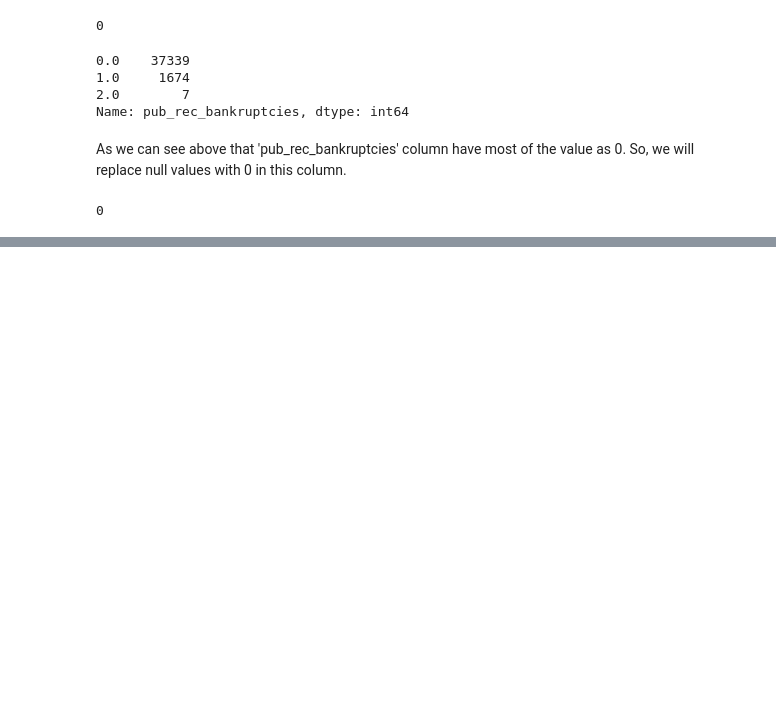
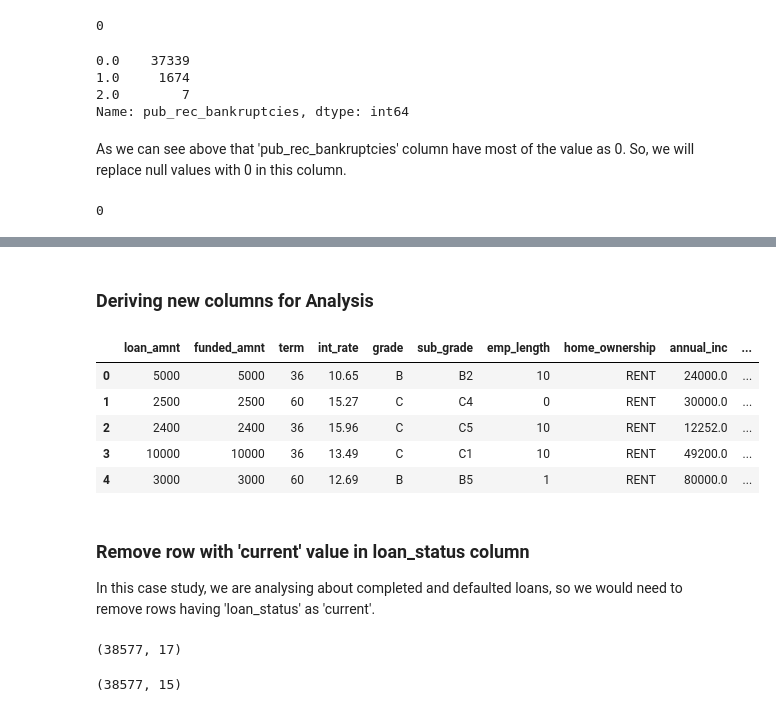
Before and after one commit to RavishankarDuMCA10/LendingClubCaseStudy, a Jupyter notebook: Lending_Club_Default_Analysis.ipynb, the cells around one changed output, grey strips where cells are left out. Saved outputs shown, nothing was run; the diff lists cells and outputs as text; code cells hidden in the pictures; blank space fills up the shorter version.

```diff
--- a/Lending_Club_Default_Analysis.ipynb
+++ b/Lending_Club_Default_Analysis.ipynb
@@ -401,0 +509,33 @@ loan['pub_rec_bankruptcies'].isna().sum()
+# %% [markdown]
+### Deriving new columns for Analysis
+# %%
+#Deriving new columns from 'issue_d' as 'issue_month' and 'issue_year'
+loan['issue_month'] = loan['issue_d'].dt.month
+loan['issue_year'] = loan['issue_d'].dt.year
+loan.head()
+# %% [output]
+|  | loan_amnt | funded_amnt | term | int_rate | grade | sub_grade | emp_length | home_ownership | annual_inc | ... |
+| 0 | 5000 | 5000 | 36 | 10.65 | B | B2 | 10 | RENT | 24000.0 | ... |
+| 1 | 2500 | 2500 | 60 | 15.27 | C | C4 | 0 | RENT | 30000.0 | ... |
+| 2 | 2400 | 2400 | 36 | 15.96 | C | C5 | 10 | RENT | 12252.0 | ... |
+| 3 | 10000 | 10000 | 36 | 13.49 | C | C1 | 10 | RENT | 49200.0 | ... |
+| 4 | 3000 | 3000 | 60 | 12.69 | B | B5 | 1 | RENT | 80000.0 | ... |
+# %% [markdown]
+### Remove row with 'current' value in loan_status column
+In this case study, we are analysing about completed and defaulted loans, so we would need to remove rows having 'loan_status' as 'current'.
+# %%
+#Remove rows with 'Current' value for 'loan_status'
+loan = loan[loan['loan_status'] != 'Current']
+
+#Show shape of loan data
+print(loan.shape)
+# %% [output]
+(38577, 17)
+# %%
+# Selecting columns based on domain knowledge
+# Required columns are 'loan_amnt', 'funded_amnt', 'int_rate', 'annual_inc', 'dti', 'pub_rec_bankruptcies', 'purpose',
+# 'issue_year', 'issue_month', 'term', 'grade', 'sub_grade','emp_length',  'home_ownership', 'verification_status'
+loan = loan[['loan_amnt', 'term','int_rate', 'grade', 'sub_grade', 'emp_length', 'home_ownership', 'annual_inc', 'verification_status', 'loan_status', 'purpose', 'dti', 'pub_rec_bankruptcies', 'issue_month', 'issue_year']]
+print(loan.shape)
+# %% [output]
+(38577, 15)
```
Also changed, not shown: parts of 19 cells of this notebook.
